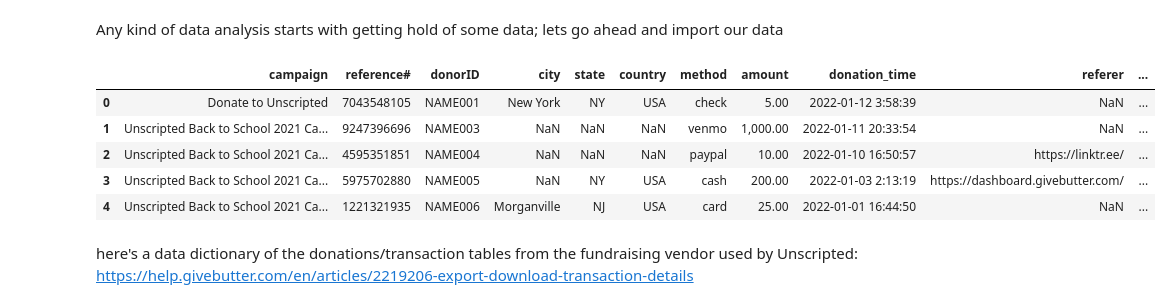
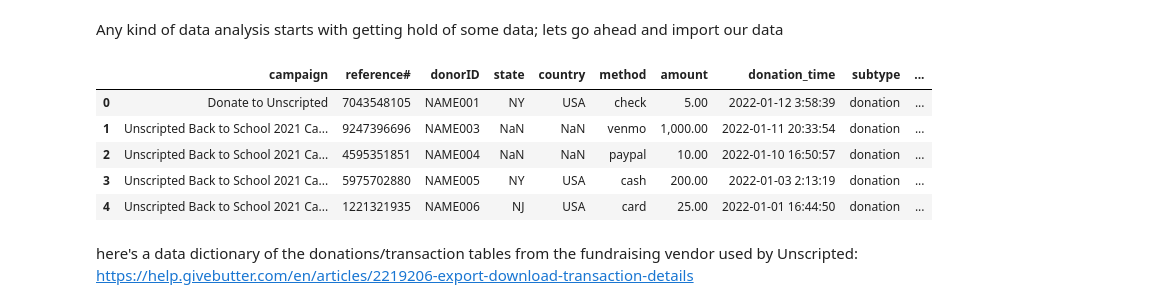
Before and after one commit to wcrowley342/Donordata, a Jupyter notebook: Donation_Data_Analysis.ipynb, the cells around one changed output. Drawn from its saved outputs; the diff is of its cells as text; code cells hidden in the pictures.

```diff
--- a/Donation_Data_Analysis.ipynb
+++ b/Donation_Data_Analysis.ipynb
@@ -7,26 +7,26 @@ Any kind of data analysis starts with getting hold of some data; lets go ahead a
 # %%
 #import necessary packages
 import pandas as pd
 import numpy as np
 import seaborn as sns
 import matplotlib.pyplot as plt
 
 #use FiveThirtyEight Style
 import matplotlib.style as style
 #plt.style.use('fivethirtyeight')
 
 #import data
-donations = pd.read_csv('https://raw.githubusercontent.com/wcrowley342/Donordata/main/Donation%20data%20unscripted%20(V5%20cleaned%20anonymous)%20-%20transactions-2022-02-16-641663456%20(1).csv')
+donations = pd.read_csv('https://raw.githubusercontent.com/wcrowley342/Donordata/main/Donation%20data%20unscripted%20(V6%20cleaned%20anonymous)%20-%20transactions-2022-02-16-641663456.csv')
 
 #preview/inspect data
 donations.head()
 # %% [output]
-|  | campaign | reference# | donorID | city | state | country | method | amount | donation_time | referer | ... |
-| 0 | Donate to Unscripted | 7043548105 | NAME001 | New York | NY | USA | check | 5.00 | 2022-01-12 3:58:39 | NaN | ... |
-| 1 | Unscripted Back to School 2021 Ca... | 9247396696 | NAME003 | NaN | NaN | NaN | venmo | 1,000.00 | 2022-01-11 20:33:54 | NaN | ... |
-| 2 | Unscripted Back to School 2021 Ca... | 4595351851 | NAME004 | NaN | NaN | NaN | paypal | 10.00 | 2022-01-10 16:50:57 | https://linktr.ee/ | ... |
-| 3 | Unscripted Back to School 2021 Ca... | 5975702880 | NAME005 | NaN | NY | USA | cash | 200.00 | 2022-01-03 2:13:19 | https://dashboard.givebutter.com/ | ... |
-| 4 | Unscripted Back to School 2021 Ca... | 1221321935 | NAME006 | Morganville | NJ | USA | card | 25.00 | 2022-01-01 16:44:50 | NaN | ... |
+|  | campaign | reference# | donorID | state | country | method | amount | donation_time | subtype | ... |
+| 0 | Donate to Unscripted | 7043548105 | NAME001 | NY | USA | check | 5.00 | 2022-01-12 3:58:39 | donation | ... |
+| 1 | Unscripted Back to School 2021 Ca... | 9247396696 | NAME003 | NaN | NaN | venmo | 1,000.00 | 2022-01-11 20:33:54 | donation | ... |
+| 2 | Unscripted Back to School 2021 Ca... | 4595351851 | NAME004 | NaN | NaN | paypal | 10.00 | 2022-01-10 16:50:57 | donation | ... |
+| 3 | Unscripted Back to School 2021 Ca... | 5975702880 | NAME005 | NY | USA | cash | 200.00 | 2022-01-03 2:13:19 | donation | ... |
+| 4 | Unscripted Back to School 2021 Ca... | 1221321935 | NAME006 | NJ | USA | card | 25.00 | 2022-01-01 16:44:50 | donation | ... |
 # %% [markdown]
 here's a data dictionary of the donations/transaction tables from the fundraising vendor used by Unscripted: https://help.givebutter.com/en/articles/2219206-export-download-transaction-details
 # %% [markdown]
```
Also changed, not shown: parts of 5 cells of this notebook.
